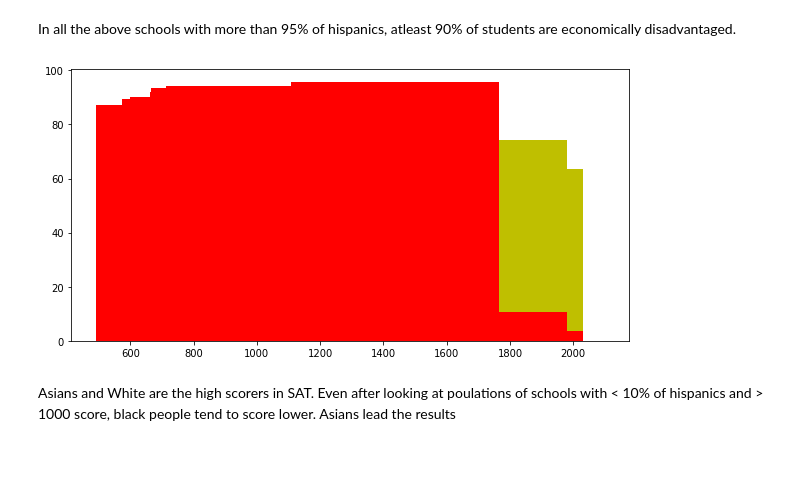
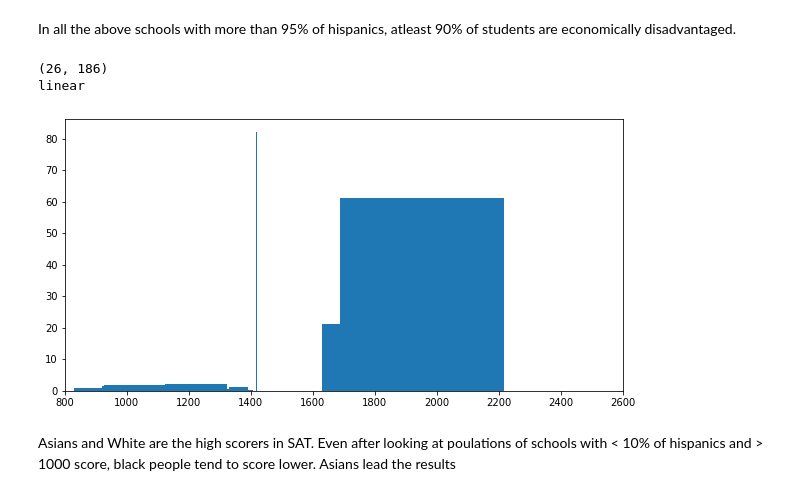
Before and after one commit to siddhantj/NYCHighSchoolSatAnalysis, a Jupyter notebook: output/Schools.ipynb, the cells around one changed output. Cells and saved outputs as stored; diff of their text form; code cells hidden in the pictures; blank space fills up the shorter version.

```diff
--- a/output/Schools.ipynb
+++ b/output/Schools.ipynb
@@ -30,7 +29,7 @@ for f in data_files:
 # %%
 all_survey = pd.read_csv(data_dir + "/schools/survey_all.txt", delimiter="\t", encoding='windows-1252')
 d75_survey = pd.read_csv(data_dir + "/schools/survey_d75.txt", delimiter="\t", encoding='windows-1252')
-survey = pd.concat([all_survey, d75_survey], axis=0)
+survey = pd.concat([all_survey, d75_survey], axis=0, sort=False)
 
 survey["DBN"] = survey["dbn"]
 
@@ -259,14 +250,24 @@ In all the above schools with more than 95% of hispanics, atleast 90% of student
 # %%
 school_10hispanics = combined[combined['hispanic_per'] < 10]
 school_10hispanics = school_10hispanics[school_10hispanics['sat_score'] > 1000]
-plt.figure(figsize=(10,5))
+# plt.figure(figsize=(10,5))
+print(school_10hispanics.shape)
 # school_10hispanics[['white_per','asian_per','black_per']].plot.bar()
-plt.bar(school_10hispanics['sat_score'], school_10hispanics['white_per'], width=0.5, color='b')
-plt.bar(school_10hispanics['sat_score'], school_10hispanics['asian_per'], width=0.5, color='y')
-plt.bar(school_10hispanics['sat_score'], school_10hispanics['black_per'], width=0.5, color='r')
+fig, ax = plt.subplots()
+fig.set_size_inches(10,5)
+rects1 = ax.bar(school_10hispanics['sat_score'], school_10hispanics['white_per'], width=0.35)
+ax.set_xlim(800,2600)
+print(ax.get_xscale())
+# rects2 = ax.bar(ind + width/2, women_means, width, yerr=women_std,
+#                 label='Women')
+# plt.bar(school_10hispanics['sat_score'], school_10hispanics['white_per'], width=0.5, color='b')
+# plt.bar(school_10hispanics['sat_score'], school_10hispanics['asian_per'], width=0.5, color='y')
+# plt.bar(school_10hispanics['sat_score'], school_10hispanics['black_per'], width=0.5, color='r')
 plt.show()
 # %% [output]
+(26, 186)
+linear
-[figure, old version]
+[figure, new version]
 # %% [markdown]
 Asians and White are the high scorers in SAT. Even after looking at poulations of schools with < 10% of hispanics and > 1000 score, black people tend to score lower. Asians lead the results
 # %% [markdown]
```
Also changed, not shown: parts of 3 cells of this notebook.
